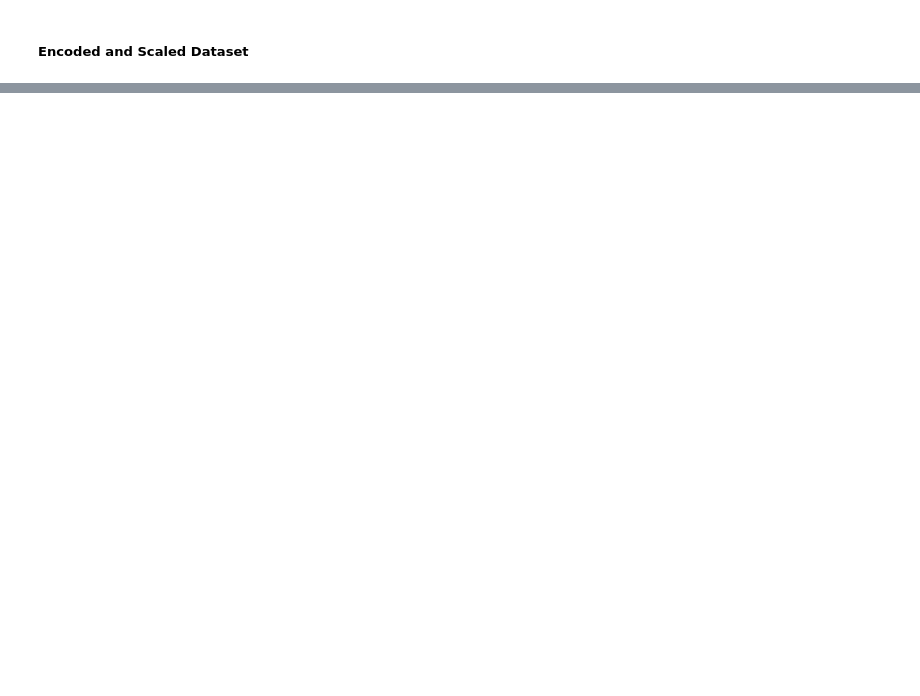
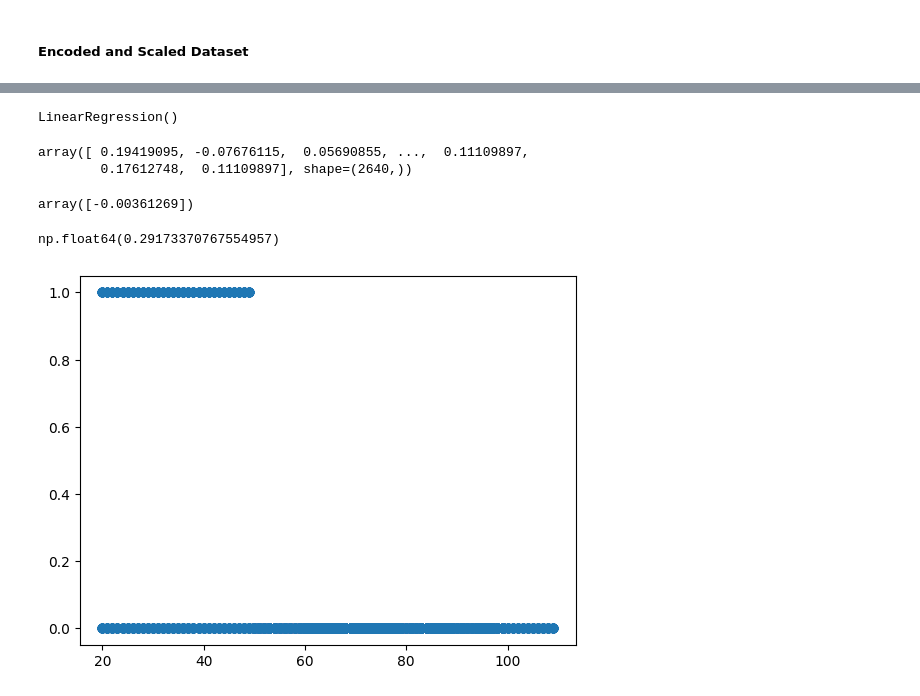
Before and after one commit to ALOBlack19/ML_Weather-Wildfires-Avoidance, a Jupyter notebook: weather_classification_analysis_final.ipynb, the cells around one changed output, grey strips where cells are left out. Cells and saved outputs as stored; diff of their text form; code cells hidden in the pictures; blank space fills up the shorter version.

```diff
--- a/weather_classification_analysis_final.ipynb
+++ b/weather_classification_analysis_final.ipynb
@@ -290,0 +572,17 @@ X_processed_df.head()
+# %%
+x = df[["Humidity"]]
+Y = df["Dryness_Label_Wildfire"]
+# Split the data
+# %%
+def define_dryness_for_wildfire(row):
+    if row["Precipitation (%)"] < 10 and row["Humidity"] < 50 and row["Temperature"] > 25:
+        return "Dry"
+    else:
+        return "Not Dry"
+
+df["Dryness_Label_Wildfire"] = df.apply(define_dryness_for_wildfire, axis=1)
+print("\nValue counts for Dryness_Label_Wildfire:")
+print(df["Dryness_Label_Wildfire"].value_counts())
+
+# Target variable for classification (1 for Dry, 0 for Not Dry)
+y = (df["Dryness_Label_Wildfire"] == "Dry").astype(int)
@@ -290,0 +599,30 @@ X_processed_df.head()
+# %%
+x_train, x_test, Y_train, Y_test = train_test_split(x, y, test_size=0.2, random_state=19)
+# %%
+#Find the best fit line in Simple linear regression
+lr = LinearRegression()
+lr.fit(x_train, Y_train)
+# %% [output]
+LinearRegression()
+# %%
+#Predict data
+Y_pred = lr.predict(x_test)
+Y_pred
+# %% [output]
+array([ 0.19419095, -0.07676115,  0.05690855, ...,  0.11109897,
+        0.17612748,  0.11109897], shape=(2640,))
+# %%
+#Find the line slope
+lr.coef_
+# %% [output]
+array([-0.00361269])
+# %%
+#FInd the line intercept
+lr.intercept_
+# %% [output]
+np.float64(0.29173370767554957)
+# %%
+plt.scatter(x_train, Y_train)
+plt.show()
+# %% [output]
+[figure, added]
```
Also changed, not shown: parts of 56 cells of this notebook.
